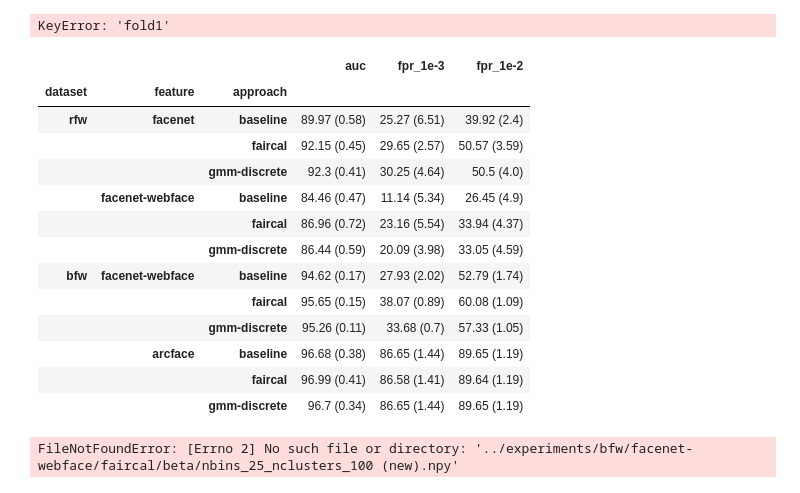
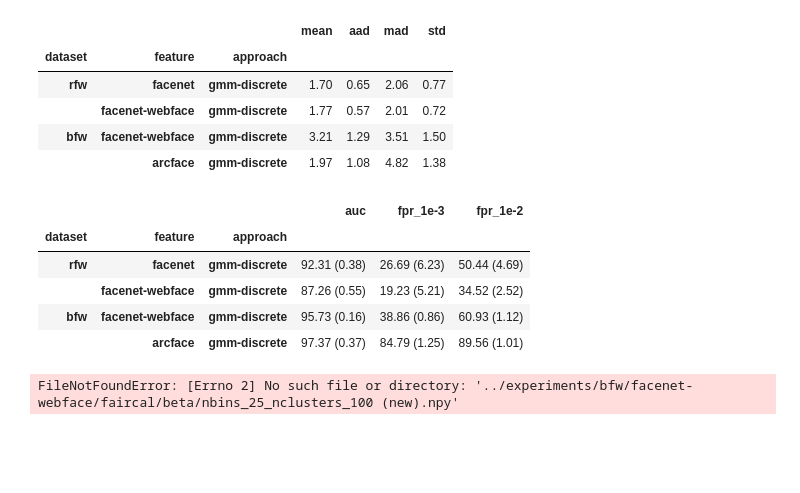
Before and after one commit to margajdon/reproduction-FAIRCAL, a Jupyter notebook: notebooks/BetterNotebook.ipynb, the cells around one changed output. Drawn from its saved outputs; the diff is of its cells as text; code cells hidden in the pictures; blank space fills up the shorter version.

```diff
--- a/notebooks/BetterNotebook.ipynb
+++ b/notebooks/BetterNotebook.ipynb
@@ -143,20 +143,21 @@ indices = {
     },
     'bfw' : {
         'facenet-webface': ['B', 'A', 'W', 'I', 'F','M',
+            'black_females', 'black_males', 'asian_females', 'asian_males', 'white_females', 'white_males', 'indian_females', 'indian_males'],
+        'arcface': ['B', 'A', 'W', 'I', 'F','M',
             'black_females', 'black_males', 'asian_females', 'asian_males', 'white_females', 'white_males', 'indian_females', 'indian_males']
         }
     }
 
 # Create tuples from multi-indices
-approaches = ['baseline', 'faircal',]
+approaches = ['gmm-discrete']
 tuples = []
 for dataset in indices:
     for feature, sens in indices[dataset].items():
-        for att in sens:
-            for approach in approaches:
-                tuples.append((dataset, feature, att, approach))
+        for approach in approaches:
+            tuples.append((dataset, feature, approach))
 
-index = pd.MultiIndex.from_tuples(tuples, names=['dataset', 'feature', 'attribute', 'approach'])
+index = pd.MultiIndex.from_tuples(tuples, names=['dataset', 'feature', 'approach'])
 
 data = pd.DataFrame(index=index)
 for metric in ['mean', 'aad', 'mad', 'std']:
@@ -171,16 +172,37 @@ for dataset in indices:
                 nbins = 25 if dataset == 'bfw' else 10
                 data_work = load_measures(dataset, feature, approach, subgroups, att, 'ks', 'beta', nbins=nbins, n_clusters=100)
                 data_work = data_work * 100
+#                 for subgroup in data_work.columns:
+#                     group_mean = data_work[subgroup].mean()
+#                     data.loc[dataset, feature, subgroup, approach]['mean'] = group_mean
+#                     data.loc[dataset, feature, subgroup, approach]['aad'] = np.abs(data_work[subgroup] - group_mean).mean()
+#                     data.loc[dataset, feature, subgroup, approach]['mad'] = np.abs(data_work[subgroup] - group_mean).max()
+#                     data.loc[dataset, feature, subgroup, approach]['std'] = np.std(data_work[subgroup])
+
+                all_subgroups = []
                 for subgroup in data_work.columns:
-                    group_mean = data_work[subgroup].mean()
-                    data.loc[dataset, feature, subgroup, approach]['mean'] = group_mean
-                    data.loc[dataset, feature, subgroup, approach]['aad'] = np.abs(data_work[subgroup] - group_mean).mean()
-                    data.loc[dataset, feature, subgroup, approach]['mad'] = np.abs(data_work[subgroup] - group_mean).max()
-                    data.loc[dataset, feature, subgroup, approach]['std'] = np.std(data_work[subgroup])
+                    all_subgroups.append(data_work[subgroup].tolist())
+
+                all_subgroups = np.hstack(all_subgroups)
+                group_mean = all_subgroups.mean()
+
+#                 plt.hist(all_subgroups, bins=20)
+#                 print([dataset, feature, approach, str(n_cluster)])
+#                 plt.show()
+
+                data.loc[dataset, feature, approach]['mean'] = group_mean
+                data.loc[dataset, feature, approach]['aad'] = np.abs(all_subgroups - group_mean).mean()
+                data.loc[dataset, feature, approach]['mad'] = np.abs(all_subgroups - group_mean).max()
+                data.loc[dataset, feature, approach]['std'] = np.std(all_subgroups)
 
 HTML(data.to_html())
 # %% [output]
-KeyError: 'fold1'
+|  |  |  | mean | aad | mad | std |
+| dataset | feature | approach |  |  |  |  |
+| rfw | facenet | gmm-discrete | 1.70 | 0.65 | 2.06 | 0.77 |
+|  | facenet-webface | gmm-discrete | 1.77 | 0.57 | 2.01 | 0.72 |
+| bfw | facenet-webface | gmm-discrete | 3.21 | 1.29 | 3.51 | 1.50 |
+|  | arcface | gmm-discrete | 1.97 | 1.08 | 4.82 | 1.38 |
 # %%
 def get_overall_stats(calibration_method, nbins, dataset,feature,approach,att,n_clusters,fpr_def):
     filename = f'../experiments/{dataset}/{feature}/{approach}/{calibration_method}/nbins_{nbins}'
@@ -207,7 +229,7 @@ def get_overall_stats(calibration_method, nbins, dataset,feature,approach,att,n_
     return data
 # %%
 # Accuracy table
-keys = ['baseline', 'faircal', 'gmm-discrete']
+keys = ['gmm-discrete']
 error = [1e-3, 1e-2]
 title_stat = ['AUROC', '0.1\% FPR', '1\% FPR']
 n_clusters = 100
@@ -218,47 +240,39 @@ indices = {
     'rfw' : ['facenet', 'facenet-webface'],
     'bfw' : ['facenet-webface', 'arcface']
 }
-approaches = ['baseline', 'faircal', 'gmm-discrete']
+approaches = ['gmm-discrete']
 
 tuples = []
 for dataset in indices:
     for feature in indices[dataset]:
         for approach in approaches:
             tuples.append((dataset, feature, approach))
 
 index = pd.MultiIndex.from_tuples(tuples, names=['dataset', 'feature', 'approach'])
 data = pd.DataFrame(index=index)
 metrics = ['auc', 'fpr_1e-3', 'fpr_1e-2']
 for metric in metrics:
     data[metric] = ''
 
 for dataset in indices:
     for feature in indices[dataset]:
         for approach in approaches:
             nbins = 25 if dataset == 'bfw' else 10
             att = 'att' if dataset == 'bfw' else 'ethnicity'
             data_work = get_overall_stats(calibration, nbins, dataset, feature, approach, att ,n_clusters,error)
             data_work *= 100
             for metric in metrics:
                 mean = round(data_work[metric].mean(), 2)
                 std = round(data_work[metric].std(), 2)
                 data.loc[dataset, feature, approach][metric] = f'{str(mean)} ({str(std)})'
 HTML(data.to_html())
 # %% [output]
 |  |  |  | auc | fpr_1e-3 | fpr_1e-2 |
 | dataset | feature | approach |  |  |  |
-| rfw | facenet | baseline | 89.97 (0.58) | 25.27 (6.51) | 39.92 (2.4) |
-|  |  | faircal | 92.15 (0.45) | 29.65 (2.57) | 50.57 (3.59) |
-|  |  | gmm-discrete | 92.3 (0.41) | 30.25 (4.64) | 50.5 (4.0) |
-|  | facenet-webface | baseline | 84.46 (0.47) | 11.14 (5.34) | 26.45 (4.9) |
-|  |  | faircal | 86.96 (0.72) | 23.16 (5.54) | 33.94 (4.37) |
-|  |  | gmm-discrete | 86.44 (0.59) | 20.09 (3.98) | 33.05 (4.59) |
-| bfw | facenet-webface | baseline | 94.62 (0.17) | 27.93 (2.02) | 52.79 (1.74) |
-|  |  | faircal | 95.65 (0.15) | 38.07 (0.89) | 60.08 (1.09) |
-|  |  | gmm-discrete | 95.26 (0.11) | 33.68 (0.7) | 57.33 (1.05) |
-|  | arcface | baseline | 96.68 (0.38) | 86.65 (1.44) | 89.65 (1.19) |
-|  |  | faircal | 96.99 (0.41) | 86.58 (1.41) | 89.64 (1.19) |
-|  |  | gmm-discrete | 96.7 (0.34) | 86.65 (1.44) | 89.65 (1.19) |
+| rfw | facenet | gmm-discrete | 92.31 (0.38) | 26.69 (6.23) | 50.44 (4.69) |
+|  | facenet-webface | gmm-discrete | 87.26 (0.55) | 19.23 (5.21) | 34.52 (2.52) |
+| bfw | facenet-webface | gmm-discrete | 95.73 (0.16) | 38.86 (0.86) | 60.93 (1.12) |
+|  | arcface | gmm-discrete | 97.37 (0.37) | 84.79 (1.25) | 89.56 (1.01) |
 # %%
 def get_overall_stats_temp(calibration_method, nbins, dataset,feature,approach,att,n_clusters,fpr_def, new):
     filename = f'../experiments/{dataset}/{feature}/{approach}/{calibration_method}/nbins_{nbins}'
```
Also changed, not shown: parts of 2 cells of this notebook, 2 other files.
